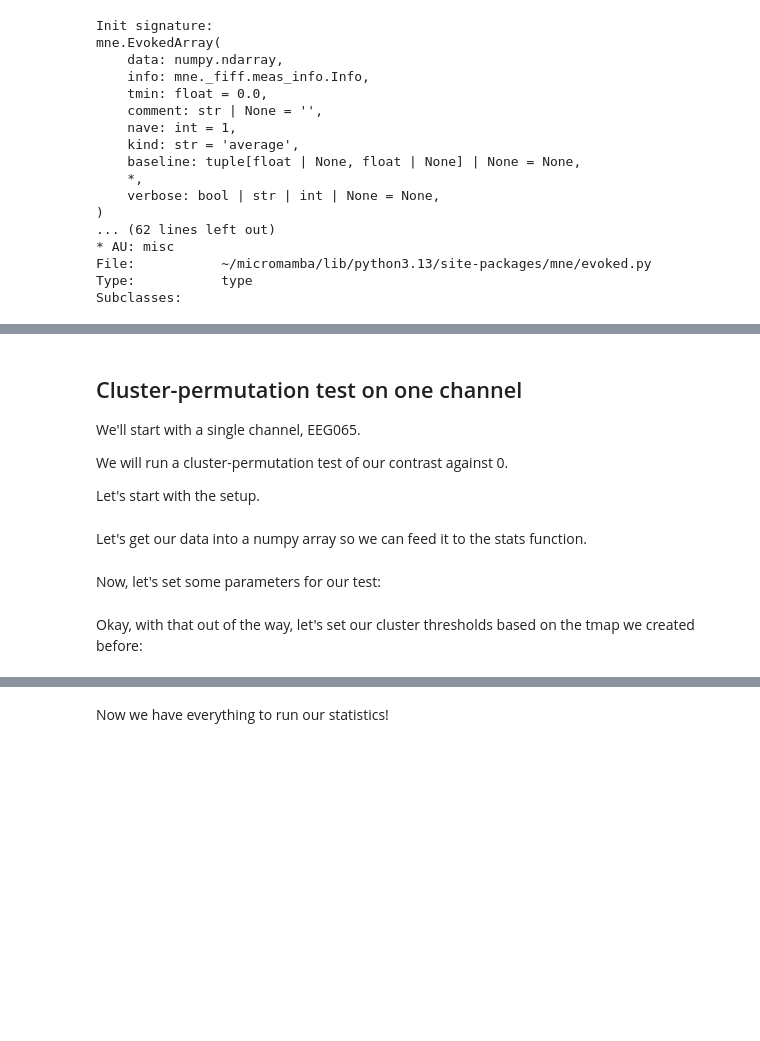
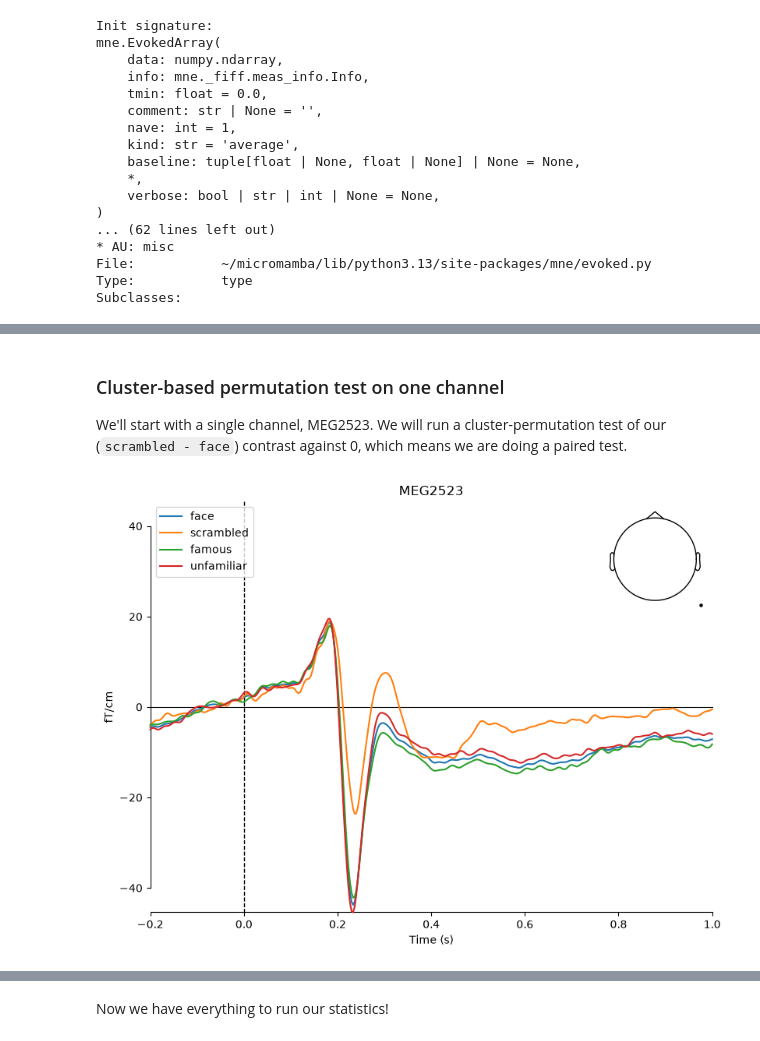
Before and after one commit to wmvanvliet/mne-course, a Jupyter notebook: 6-group-level.ipynb, the cells around one changed output, grey strips where cells are left out. Cells and saved outputs as stored; diff of their text form; code cells hidden in the pictures; blank space fills up the shorter version.

```diff
--- a/6-group-level.ipynb
+++ b/6-group-level.ipynb
@@ -249,10 +214,4 @@ tmap.plot_joint(ts_args=dict(scalings=1, units="t-value"))
 # %% [markdown]
-## Cluster-permutation test on one channel
+### Cluster-based permutation test on one channel
 
-We'll start with a single channel, EEG065.
-
-We will run a cluster-permutation test of our contrast against 0.
-
-Let's start with the setup.
+We'll start with a single channel, MEG2523. We will run a cluster-permutation test of our (`scrambled - face`) contrast against 0, which means we are doing a paired test.
-# %% [markdown]
-Let's get our data into a numpy array so we can feed it to the stats function.
@@ -263,2 +217,0 @@ X_single_chan = X[:, ch_idx, :]
-# %% [markdown]
-Now, let's set some parameters for our test:
@@ -275,2 +218,5 @@ tail = 0.  # we will run a two-sided test
-# %% [markdown]
-Okay, with that out of the way, let's set our cluster thresholds based on the tmap we created before:
+# %%
+channel = "MEG2523"
+mne.viz.plot_compare_evokeds(ga_evokeds, picks=channel);
+# %% [output]
+[figure, added]
```
Also changed, not shown: parts of 57 cells of this notebook, 2 other files.
